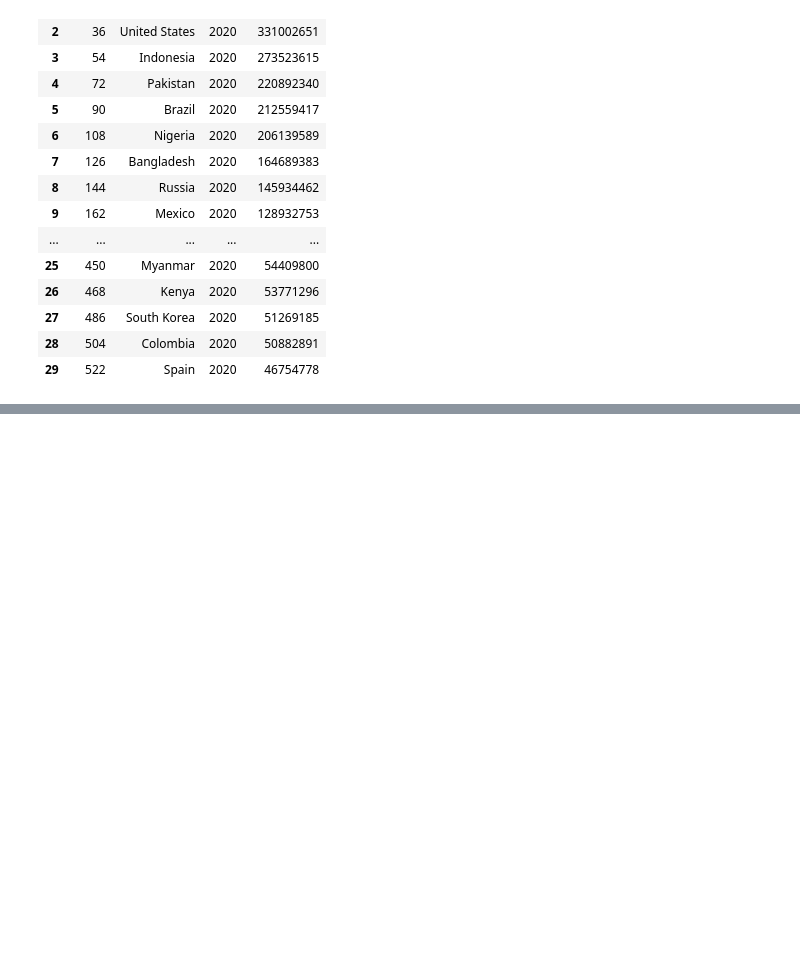
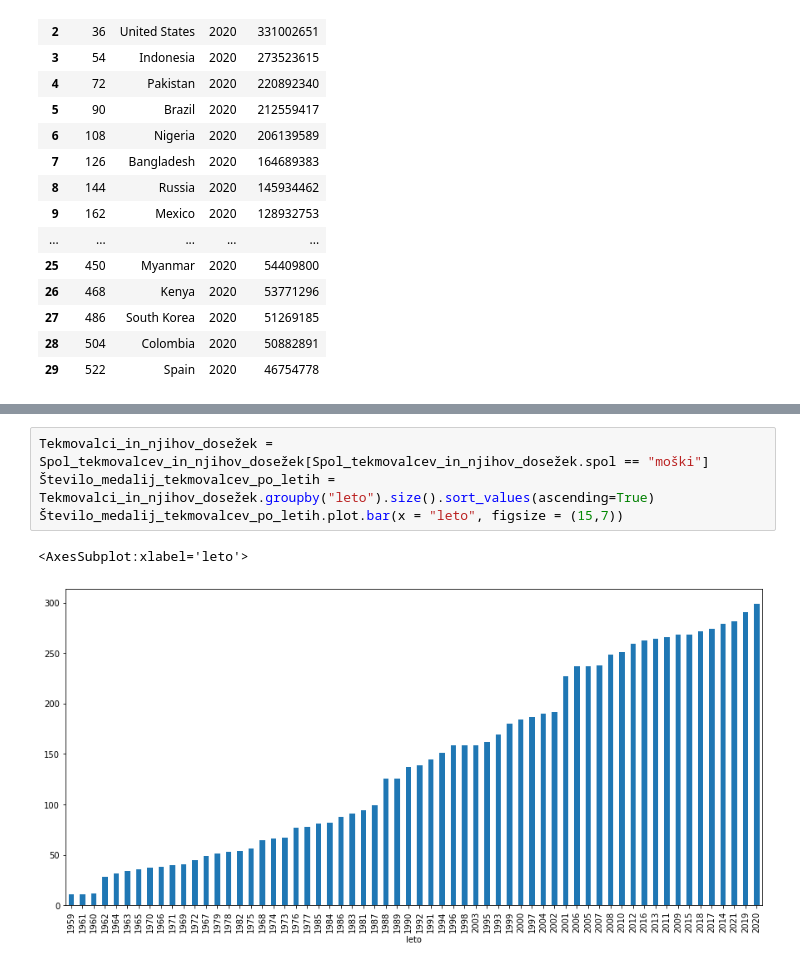
Before and after one commit to UrosKosmac123/Tekmovalci-matematicne-olimpijade, a Jupyter notebook: Analiza.ipynb, the cells around one changed output, grey strips where cells are left out. Cells and saved outputs as stored; diff of their text form; blank space fills up the shorter version.

```diff
--- a/Analiza.ipynb
+++ b/Analiza.ipynb
@@ -183,0 +315,7 @@ drži absolutno, je pa nek indikator uspešnosti(Za natančnejšo bi morali zdru
+# %%
+Tekmovalci_in_njihov_dosežek = Spol_tekmovalcev_in_njihov_dosežek[Spol_tekmovalcev_in_njihov_dosežek.spol == "moški"]
+Število_medalij_tekmovalcev_po_letih = Tekmovalci_in_njihov_dosežek.groupby("leto").size().sort_values(ascending=True)
+Število_medalij_tekmovalcev_po_letih.plot.bar(x = "leto", figsize = (15,7))
+# %% [output]
+<AxesSubplot:xlabel='leto'>
+[figure, added]
```
Also changed, not shown: parts of 23 cells of this notebook.
